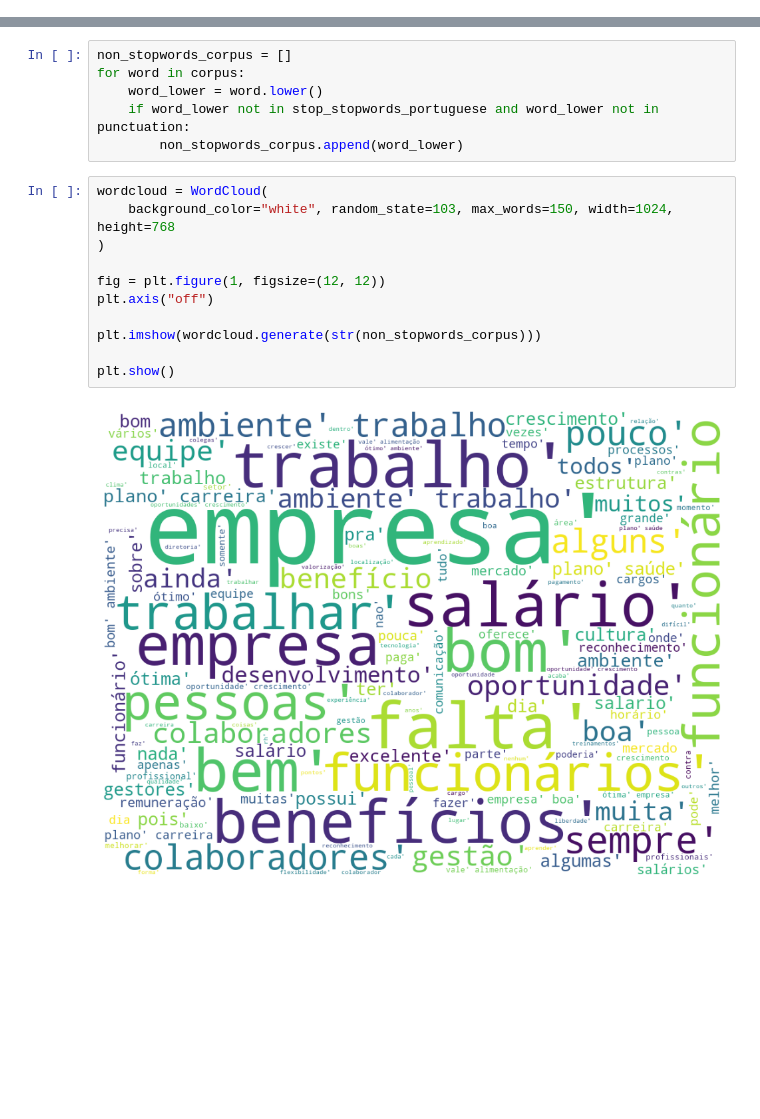
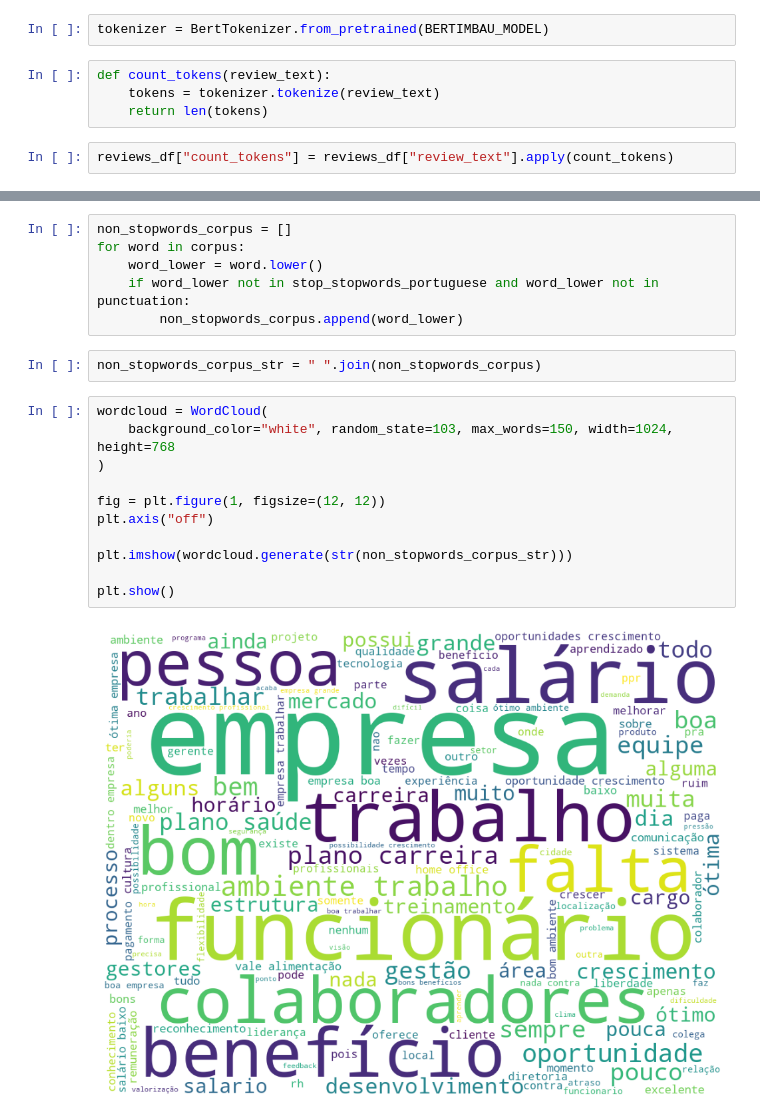
Before and after one commit to stevillis/glassdoor-reviews-analysis-nlp, a Jupyter notebook: data_analysis/data_analysis.ipynb, the cells around one changed output, grey strips where cells are left out. Cells and saved outputs as stored; diff of their text form; blank space fills up the shorter version.

```diff
--- a/data_analysis/data_analysis.ipynb
+++ b/data_analysis/data_analysis.ipynb
@@ -97,0 +103,8 @@ pprint.pprint(longest_text)
+# %%
+tokenizer = BertTokenizer.from_pretrained(BERTIMBAU_MODEL)
+# %%
+def count_tokens(review_text):
+    tokens = tokenizer.tokenize(review_text)
+    return len(tokens)
+# %%
+reviews_df["count_tokens"] = reviews_df["review_text"].apply(count_tokens)
@@ -256,16 +304,18 @@ for word in corpus:
     word_lower = word.lower()
     if word_lower not in stop_stopwords_portuguese and word_lower not in punctuation:
         non_stopwords_corpus.append(word_lower)
+# %%
+non_stopwords_corpus_str = " ".join(non_stopwords_corpus)
 # %%
 wordcloud = WordCloud(
     background_color="white", random_state=103, max_words=150, width=1024, height=768
 )
 
 fig = plt.figure(1, figsize=(12, 12))
 plt.axis("off")
 
-plt.imshow(wordcloud.generate(str(non_stopwords_corpus)))
+plt.imshow(wordcloud.generate(str(non_stopwords_corpus_str)))
 
 plt.show()
 # %% [output]
-[figure, old version]
+[figure, new version]
```
Also changed, not shown: parts of 35 cells of this notebook, 2 other files.
